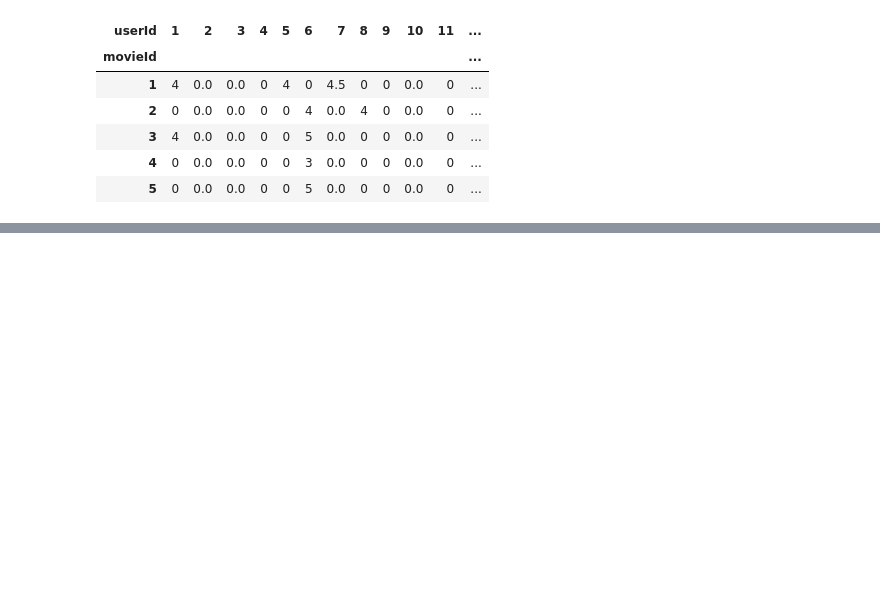
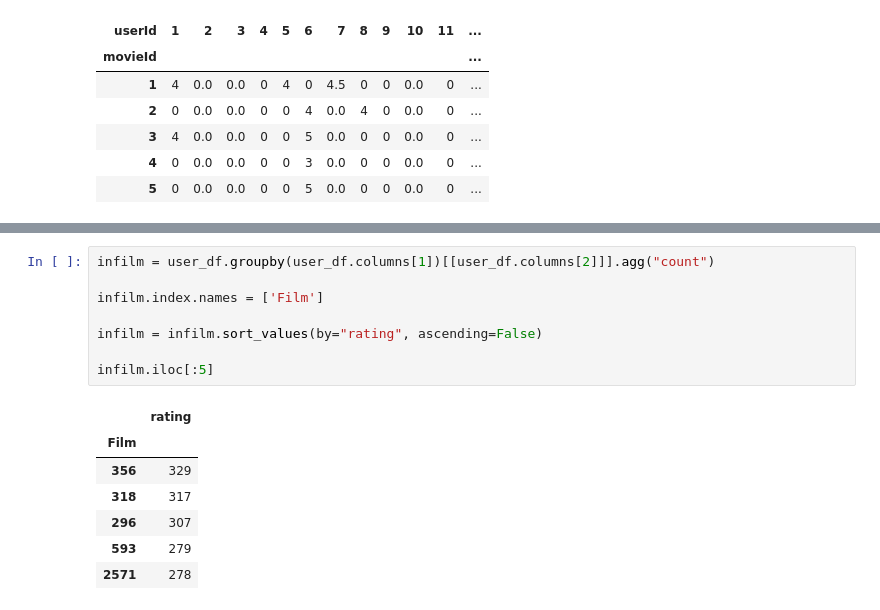
Before and after one commit to Halucida/Hutansjaksjak, a Jupyter notebook: Lab 01.ipynb, the cells around one changed output, grey strips where cells are left out. Cells and saved outputs as stored; diff of their text form; blank space fills up the shorter version.

```diff
--- a/Lab 01.ipynb
+++ b/Lab 01.ipynb
@@ -84,0 +101,16 @@ ind_title(10)
+# %%
+infilm = user_df.groupby(user_df.columns[1])[[user_df.columns[2]]].agg("count")
+
+infilm.index.names = ['Film']
+
+infilm = infilm.sort_values(by="rating", ascending=False)
+
+infilm.iloc[:5]
+# %% [output]
+|  | rating |
+| Film |  |
+| 356 | 329 |
+| 318 | 317 |
+| 296 | 307 |
+| 593 | 279 |
+| 2571 | 278 |
```
Also changed, not shown: parts of 2 cells of this notebook.
